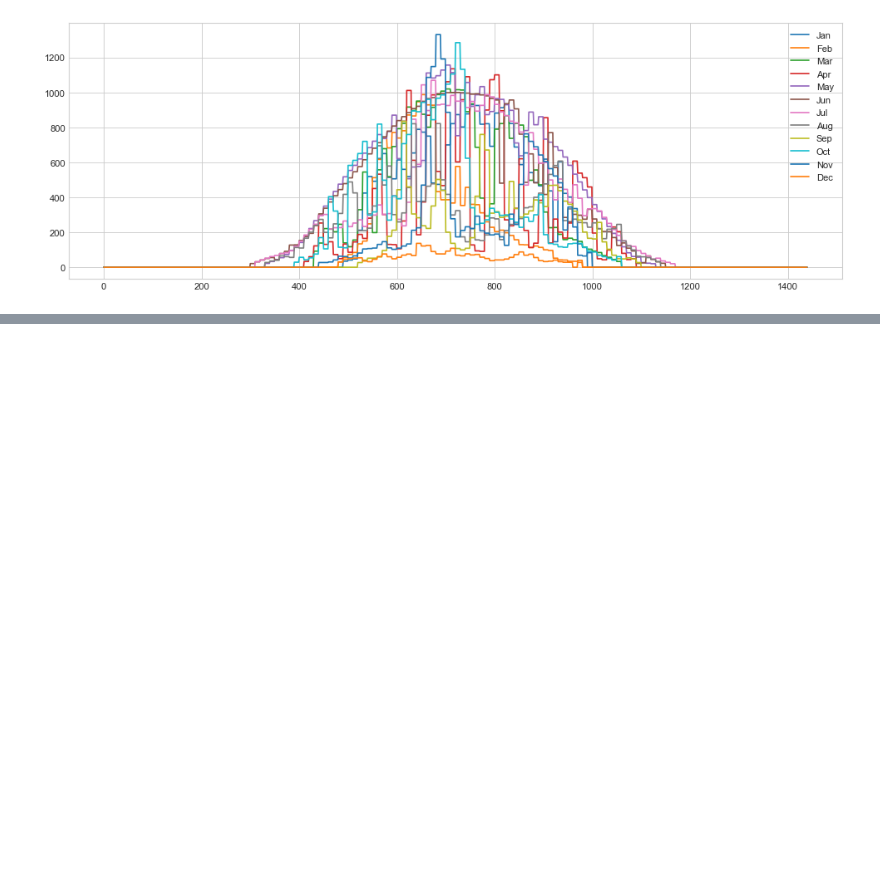
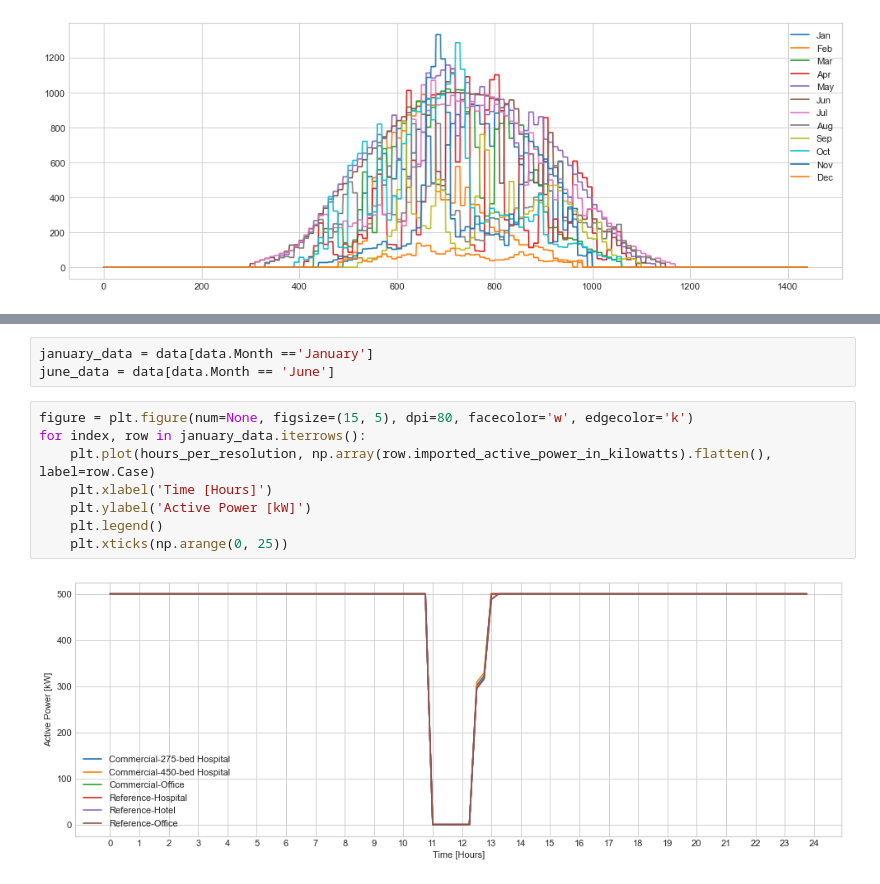
Before and after one commit to idloea/extended-open, a Jupyter notebook: notebooks/20230703-090301/analysis.ipynb, the cells around one changed output, grey strips where cells are left out. Cells and saved outputs as stored; diff of their text form; blank space fills up the shorter version.

```diff
--- a/notebooks/20230703-090301/analysis.ipynb
+++ b/notebooks/20230703-090301/analysis.ipynb
@@ -999,0 +1036,13 @@ for column in photovoltaic_profile_df.columns:
+# %%
+january_data = data[data.Month =='January']
+june_data = data[data.Month == 'June']
+# %%
+figure = plt.figure(num=None, figsize=(15, 5), dpi=80, facecolor='w', edgecolor='k')
+for index, row in january_data.iterrows():
+    plt.plot(hours_per_resolution, np.array(row.imported_active_power_in_kilowatts).flatten(), label=row.Case)
+    plt.xlabel('Time [Hours]')
+    plt.ylabel('Active Power [kW]')
+    plt.legend()
+    plt.xticks(np.arange(0, 25))
+# %% [output]
+[figure, added]
```
Also changed, not shown: parts of 35 cells of this notebook, 2 other files.
